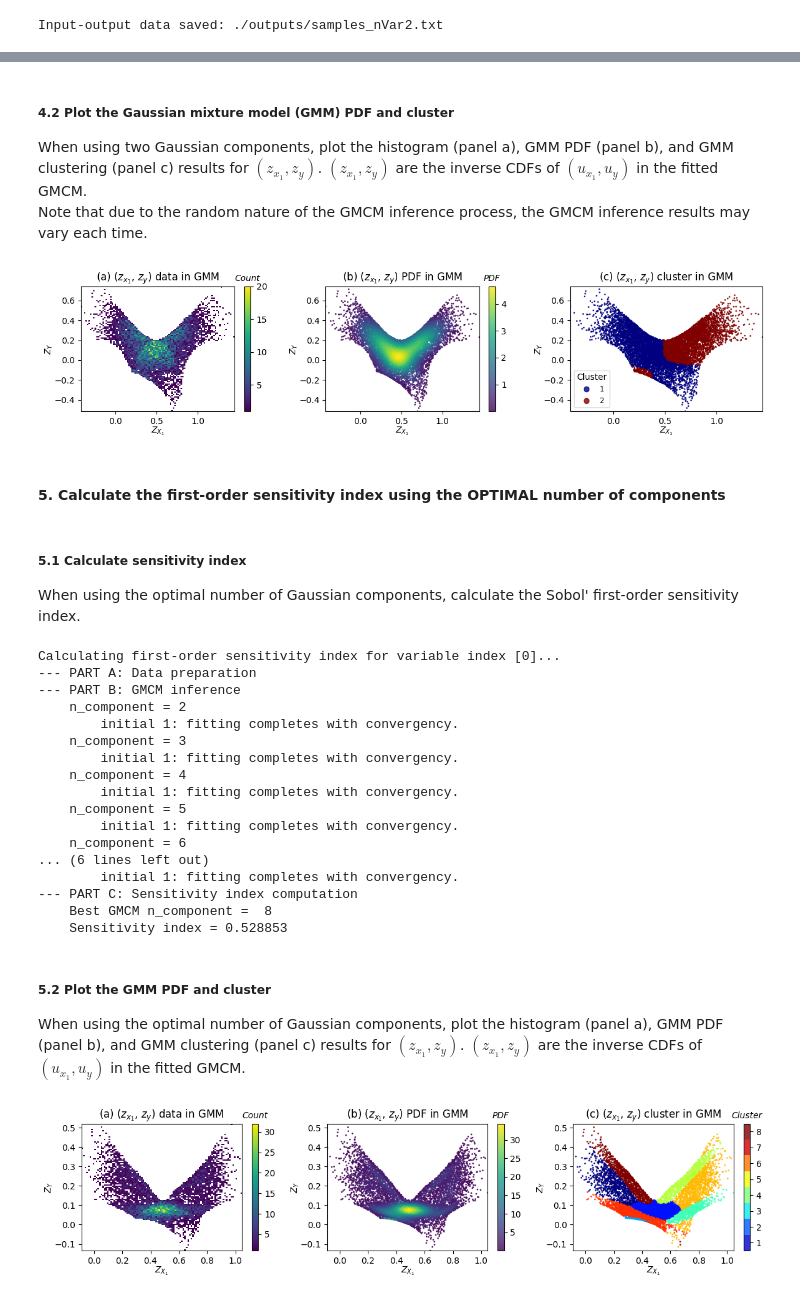
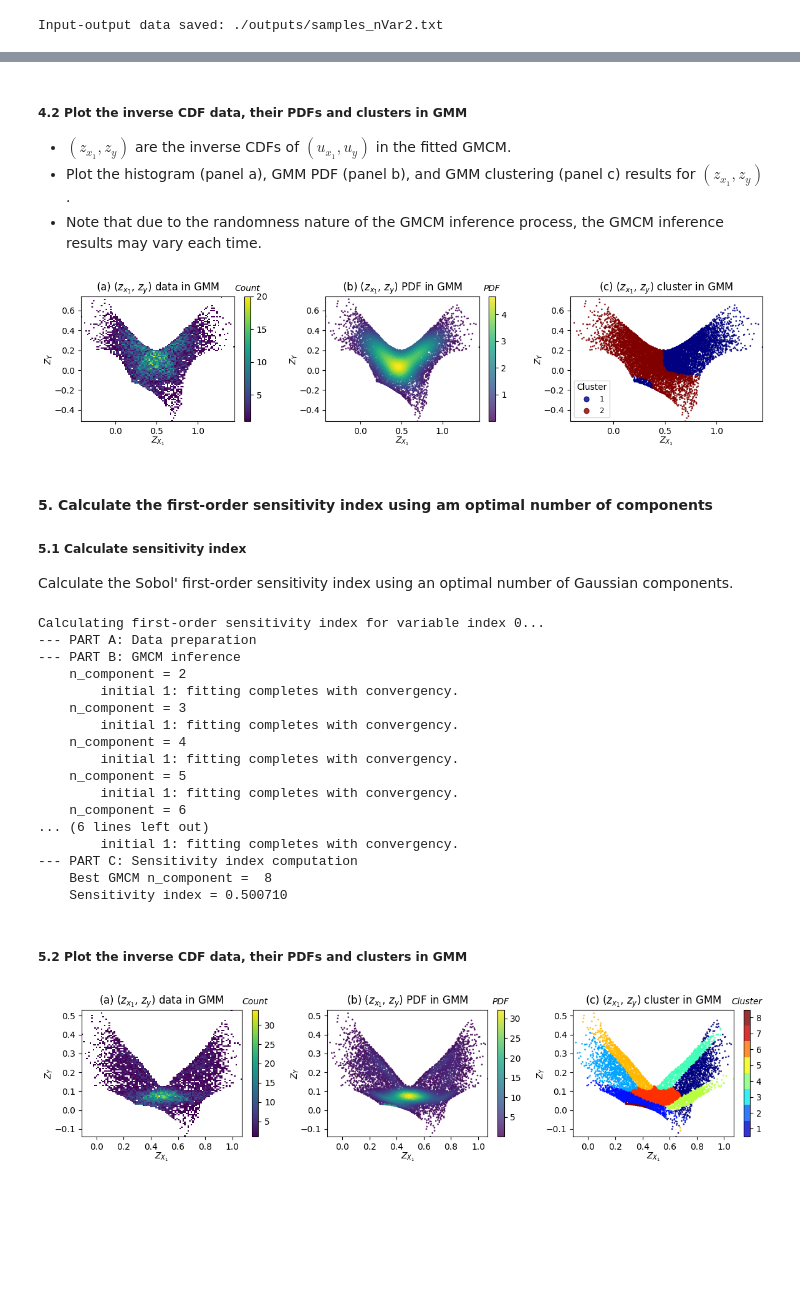
Before and after one commit to CH-Earth/pyviscous, a Jupyter notebook: examples/Rosbrock_function/Rosbrock_function.ipynb, the cells around one changed output, grey strips where cells are left out. Cells and saved outputs as stored; diff of their text form; code cells hidden in the pictures; blank space fills up the shorter version.

Commit message:
add plot codes and update examples

```diff
--- a/examples/Rosbrock_function/Rosbrock_function.ipynb
+++ b/examples/Rosbrock_function/Rosbrock_function.ipynb
@@ -127,10 +45,8 @@ sampleFile      = os.path.join(outputDir,'samples_nVar%d.txt'%(nVar))
 # Specify VISCOUS configurations
 sensType     = 'first'  # Two options for sensitivity index calculation: 'first' or 'total'
 
-xIndex       = [0]      # Index 0 refers to the 1st input variable x1, meaning we aim to calculate the sensitivity index of x1.
-                        # Use [0,1] if you want to compute the sensitivity indices of x1 and x2.
-
-n_components = 2        # The number of components used in GMM inference. An integer or string "optimal".
-                        # If n_components is an integer, it will be used as the fixed user-provided number of components.
-                        # If n_components is "optimal", it will look for an optimal number of components in the range of [1, n_xvariables+20].
+# The evaluated input variable index, starting from zero.
+xIndex          = 0     # An integer or a list with a single integer value. e.g., 0 or [0].
+                        # Index 0 refers to the 1st input variable x1, meaning that we aim to calculate the sensitivity index of x1.
+                        # When compute the sensitivity indices for multiple variables, please use a loop.
 # %% [markdown]
@@ -213,11 +91,14 @@ y    = data[:,-1].reshape(-1,1)
 # Normalize input-output data
 x_norm = x.copy()
 for ii in range(np.shape(x_norm)[1]):
-    x_norm[:,ii] = vs.data_normalization(x[:,ii])
-y_norm = vs.data_normalization(y)
+    x_norm[:,ii] = vs.data_normalize(x[:,ii])
+y_norm = vs.data_normalize(y)
 
 # Calculate rank-based empirical marginal CDF
 ux = x.copy()
 for ii in range(np.shape(ux)[1]):
     ux[:,ii] = pseudo_obs(x[:,ii], ties='average')
 uy = pseudo_obs(y, ties='average')
+
+# Extract CDF for evaluated input-output data
+u = np.concatenate((ux[:,xIndex].reshape((-1,1)),uy),axis=1)
@@ -302,27 +135,18 @@ Calculating first-order sensitivity index for variable index [0]...
 # %% [markdown]
-##### 4.2 Plot the Gaussian mixture model (GMM) PDF and cluster
-When using two Gaussian components, plot the histogram (panel a), GMM PDF (panel b), and GMM clustering (panel c) results for $(z_{x_1},z_y)$. $(z_{x_1},z_y)$ are the inverse CDFs of $(u_{x_1},u_y)$ in the fitted GMCM.  <br>
-Note that due to the random nature of the GMCM inference process, the GMCM inference results may vary each time.
+##### 4.2 Plot the inverse CDF data, their PDFs and clusters in GMM
+- $(z_{x_1},z_y)$ are the inverse CDFs of $(u_{x_1},u_y)$ in the fitted GMCM.<br>
+- Plot the histogram (panel a), GMM PDF (panel b), and GMM clustering (panel c) results for $(z_{x_1},z_y)$. <br>
+- Note that due to the randomness nature of the GMCM inference process, the GMCM inference results may vary each time.
 # %%
-### PLOT ###
-# Extract empirical CDF for evaluated input-output data
-u = np.concatenate((ux[:,xIndex].reshape((-1,1)),uy),axis=1)
-
-# Get inverse CDF based on gmcm (implicitly realize via gmm)
-z_2cpnt = vs.gmm_marginal_ppf(u, gmcm_2cpnt.params)
-
-# Output figure file
-ofile  = os.path.join(outputDir,'gmm_2cpnt.png')
-
-# Plot
-plot_gmm_cluster_pdf(gmcm_2cpnt,z_2cpnt,ofile)
+z_2cpnt = vs.gmm_marginal_ppf(u, gmcm_2cpnt.params)  # Approximates the inverse cdf of u given the GMCM parameters
+ofile   = os.path.join(outputDir,'gmm_2cpnt.png')    # Output figure file
+vsplt.plot_gmm_pdf_cluster(gmcm_2cpnt,z_2cpnt,ofile) # Plot
 # %% [output]
-[figure, old version]
+[figure, new version]
 # %% [markdown]
-#### 5. Calculate the first-order sensitivity index using the OPTIMAL number of components
+#### 5. Calculate the first-order sensitivity index using am optimal number of components
+##### 5.1 Calculate sensitivity index
+Calculate the Sobol' first-order sensitivity index using an optimal number of Gaussian components.
-# %% [markdown]
-##### 5.1 Calculate sensitivity index
-When using the optimal number of Gaussian components, calculate the Sobol' first-order sensitivity index.
 # %%
 # Load input-output data
 data = np.loadtxt(sampleFile, skiprows=0, delimiter=',')
@@ -332,7 +156,7 @@ y    = data[:,-1].reshape(-1,1)
 # Calculate sensitivity indices using VISCOUS
 sens_indx_optm, gmcm_optm = vs.viscous(x, y, xIndex, sensType, n_components='optimal')
 # %% [output]
-Calculating first-order sensitivity index for variable index [0]...
+Calculating first-order sensitivity index for variable index 0...
 --- PART A: Data preparation
 --- PART B: GMCM inference
     n_component = 2
@@ -348,23 +172,13 @@ Calculating first-order sensitivity index for variable index [0]...
         initial 1: fitting completes with convergency.
 --- PART C: Sensitivity index computation
     Best GMCM n_component =  8
-    Sensitivity index = 0.528853
+    Sensitivity index = 0.500710
 # %% [markdown]
-##### 5.2 Plot the GMM PDF and cluster
-When using the optimal number of Gaussian components, plot the histogram (panel a), GMM PDF (panel b), and GMM clustering (panel c) results for $(z_{x_1},z_y)$. $(z_{x_1},z_y)$ are the inverse CDFs of $(u_{x_1},u_y)$ in the fitted GMCM.
+##### 5.2 Plot the inverse CDF data, their PDFs and clusters in GMM
 # %%
-### PLOT ###
-# Extract empirical CDF for evaluated input-output data
-u = np.concatenate((ux[:,xIndex].reshape((-1,1)),uy),axis=1)
-
-# Get inverse CDF based on gmcm (implicitly realize via gmm)
-z_optm = vs.gmm_marginal_ppf(u, gmcm_optm.params)
-
-# Output figure file
-ofile  = os.path.join(outputDir,'gmm_optimal_cpnt.png')
-
-# Plot
-plot_gmm_cluster_pdf(gmcm_optm,z_optm,ofile)
+z_optm = vs.gmm_marginal_ppf(u, gmcm_optm.params)       # Approximates the inverse cdf of u given the GMCM parameters
+ofile  = os.path.join(outputDir,'gmm_optimal_cpnt.png') # Output figure file
+vsplt.plot_gmm_pdf_cluster(gmcm_optm,z_optm,ofile)      # Plot
 # %% [output]
-[figure, old version]
+[figure, new version]
 # %% [markdown]
```
Also changed, not shown: parts of 23 cells of this notebook, 2 other files.
